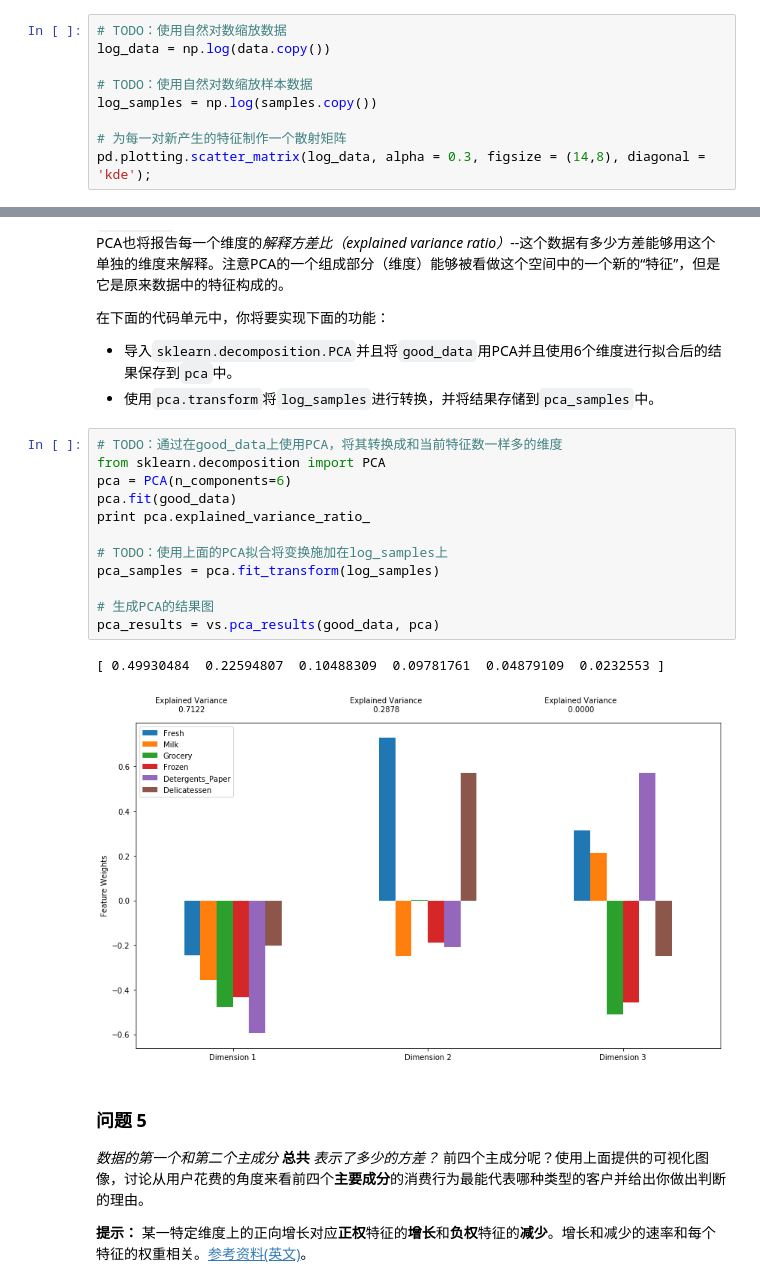
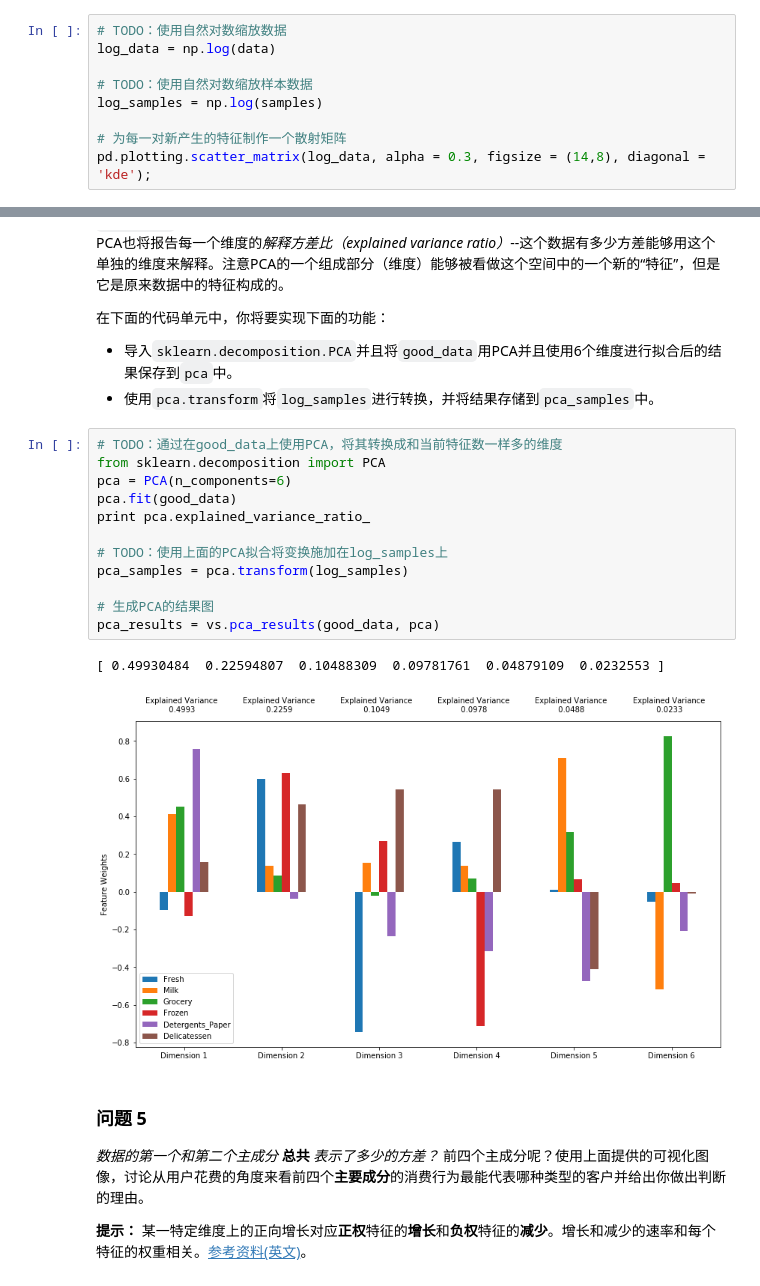
Before and after one commit to sshhan/reflections, a Jupyter notebook: creating_customer_segments-master/customer_segments.ipynb, the cells around one changed output, grey strips where cells are left out. Saved outputs shown, nothing was run; the diff lists cells and outputs as text.

```diff
--- a/creating_customer_segments-master/customer_segments.ipynb
+++ b/creating_customer_segments-master/customer_segments.ipynb
@@ -155,10 +166,10 @@ pd.plotting.scatter_matrix(data, alpha = 0.3, figsize = (14,8), diagonal = 'kde'
  - 使用`np.log`函数在样本数据 `samples` 上做一个对数缩放，然后将它的副本赋值给`log_samples`。
 # %%
 # TODO：使用自然对数缩放数据
-log_data = np.log(data.copy())
+log_data = np.log(data)
 
 # TODO：使用自然对数缩放样本数据
-log_samples = np.log(samples.copy())
+log_samples = np.log(samples)
 
 # 为每一对新产生的特征制作一个散射矩阵
 pd.plotting.scatter_matrix(log_data, alpha = 0.3, figsize = (14,8), diagonal = 'kde');
@@ -318,18 +322,18 @@ outliers=[ 38  57  65  66  75  81  86  95  96  98 109 128 137 142 145 154 161 17
 # %%
 # TODO：通过在good_data上使用PCA，将其转换成和当前特征数一样多的维度
 from sklearn.decomposition import PCA
 pca = PCA(n_components=6)
 pca.fit(good_data)
 print pca.explained_variance_ratio_
 
 # TODO：使用上面的PCA拟合将变换施加在log_samples上
-pca_samples = pca.fit_transform(log_samples)
+pca_samples = pca.transform(log_samples)
 
 # 生成PCA的结果图
 pca_results = vs.pca_results(good_data, pca)
 # %% [output]
 [ 0.49930484  0.22594807  0.10488309  0.09781761  0.04879109  0.0232553 ]
-[figure, old version]
+[figure, new version]
 # %% [markdown]
 ### 问题 5
 *数据的第一个和第二个主成分* **总共** *表示了多少的方差？*  前四个主成分呢？使用上面提供的可视化图像，讨论从用户花费的角度来看前四个**主要成分**的消费行为最能代表哪种类型的客户并给出你做出判断的理由。
```
Also changed, not shown: parts of 14 cells of this notebook.
